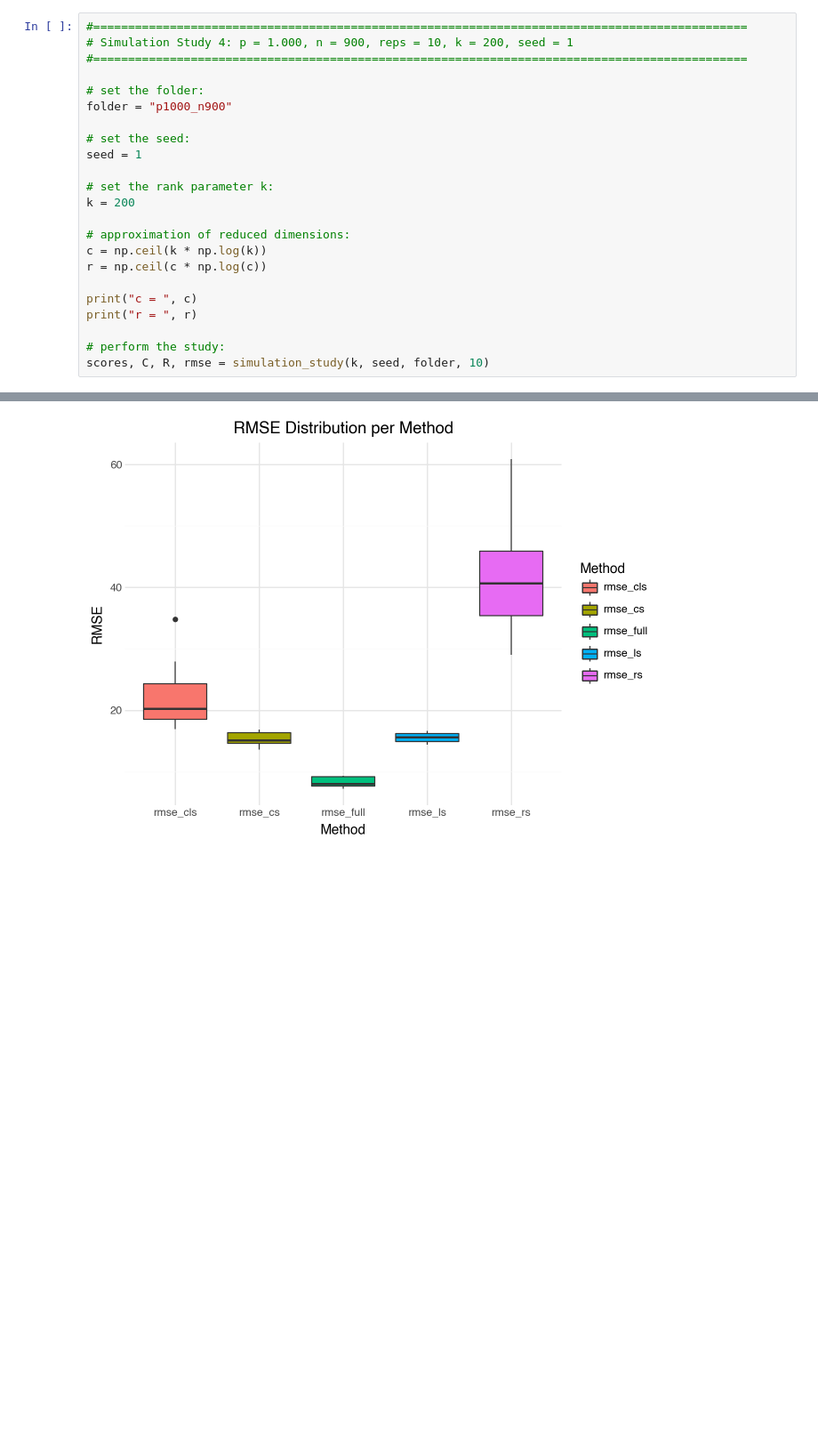
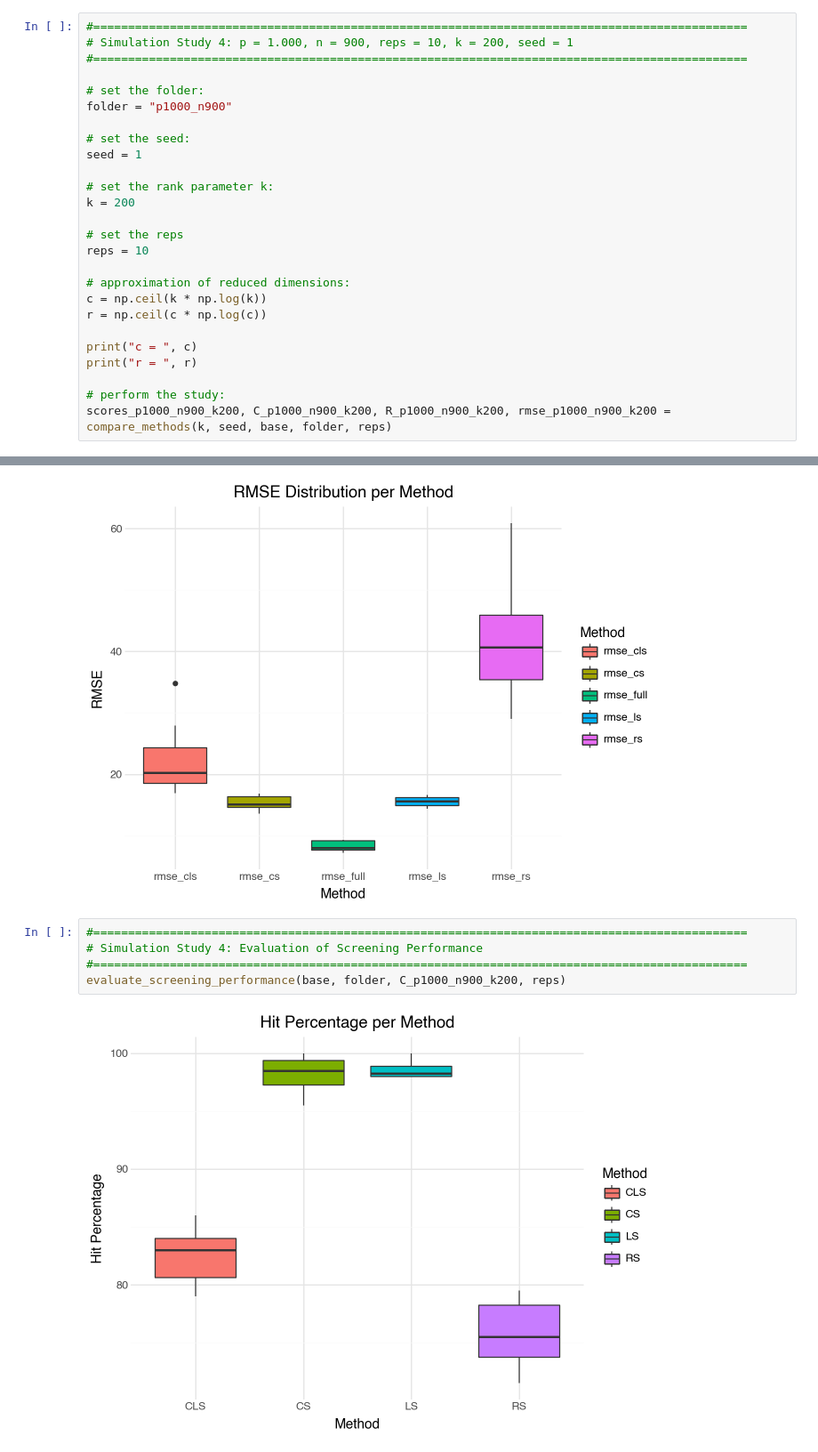
Before and after one commit to TimSchmale/Masterthesis-Schmale, a Jupyter notebook: Masterthesis.ipynb, the cells around one changed output, grey strips where cells are left out. Shown at 89% size. Drawn from its saved outputs; the diff is of its cells as text; blank space fills up the shorter version.

```diff
--- a/Simulation Study.ipynb
+++ b/Masterthesis.ipynb
@@ -219,6 +169,9 @@ seed = 1
 # set the rank parameter k:
 k = 200
 
+# set the reps
+reps = 10
+
 # approximation of reduced dimensions:
 c = np.ceil(k * np.log(k))
 r = np.ceil(c * np.log(c))
@@ -227,7 +180,7 @@ print("c = ", c)
 print("r = ", r)
 
 # perform the study:
-scores, C, R, rmse = simulation_study(k, seed, folder, 10)
+scores_p1000_n900_k200, C_p1000_n900_k200, R_p1000_n900_k200, rmse_p1000_n900_k200 = compare_methods(k, seed, base, folder, reps)
 # %% [output]
 c =  1060.0
 r =  7384.0
@@ -239,6 +192,13 @@ Building linear models...
 Building Full Model / Benchmark...
 Plotting RMSE...
 [figure]
+# %%
+#==============================================================================================
+# Simulation Study 4: Evaluation of Screening Performance
+#==============================================================================================
+evaluate_screening_performance(base, folder, C_p1000_n900_k200, reps)
+# %% [output]
+[figure, added]
 # %%
 #==============================================================================================
 # Simulation Study 5: p = 1.000, n = 900, reps = 10, k = 300, seed = 1
```
Also changed, not shown: parts of 25 cells of this notebook.
